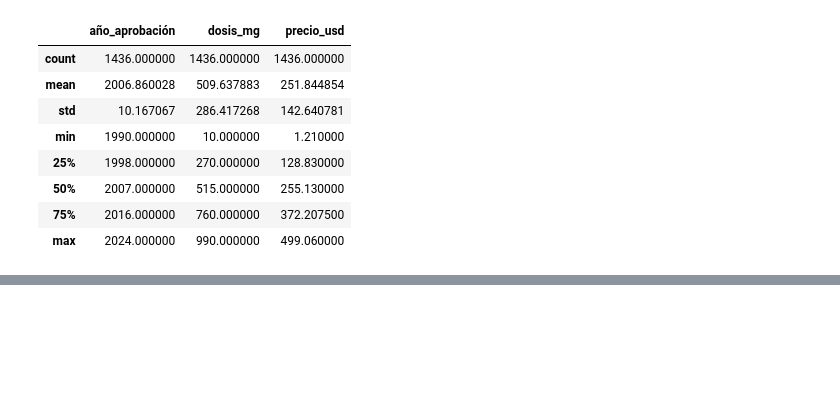
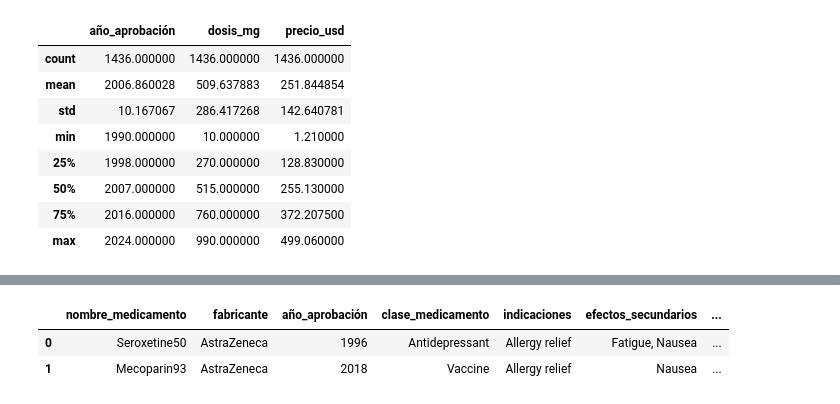
Before and after one commit to r2x4/aprendiendo_machine, a Jupyter notebook: machine.ipynb, the cells around one changed output, grey strips where cells are left out. Saved outputs shown, nothing was run; the diff lists cells and outputs as text; code cells hidden in the pictures; blank space fills up the shorter version.

```diff
--- a/machine.ipynb
+++ b/machine.ipynb
@@ -165,0 +176,14 @@ data.describe()
+# %%
+# hecer copia profunda del dataframe
+import copy
+datos_ml = copy.deepcopy(data)
+# %%
+# eliminar columnas
+
+datos_ml = datos_ml.drop(columns=['número_lote', 'fecha_caducidad'])
+# %%
+datos_ml.head(2)
+# %% [output]
+|  | nombre_medicamento | fabricante | año_aprobación | clase_medicamento | indicaciones | efectos_secundarios | ... |
+| 0 | Seroxetine50 | AstraZeneca | 1996 | Antidepressant | Allergy relief | Fatigue, Nausea | ... |
+| 1 | Mecoparin93 | AstraZeneca | 2018 | Vaccine | Allergy relief | Nausea | ... |
```
Also changed, not shown: parts of 9 cells of this notebook.
